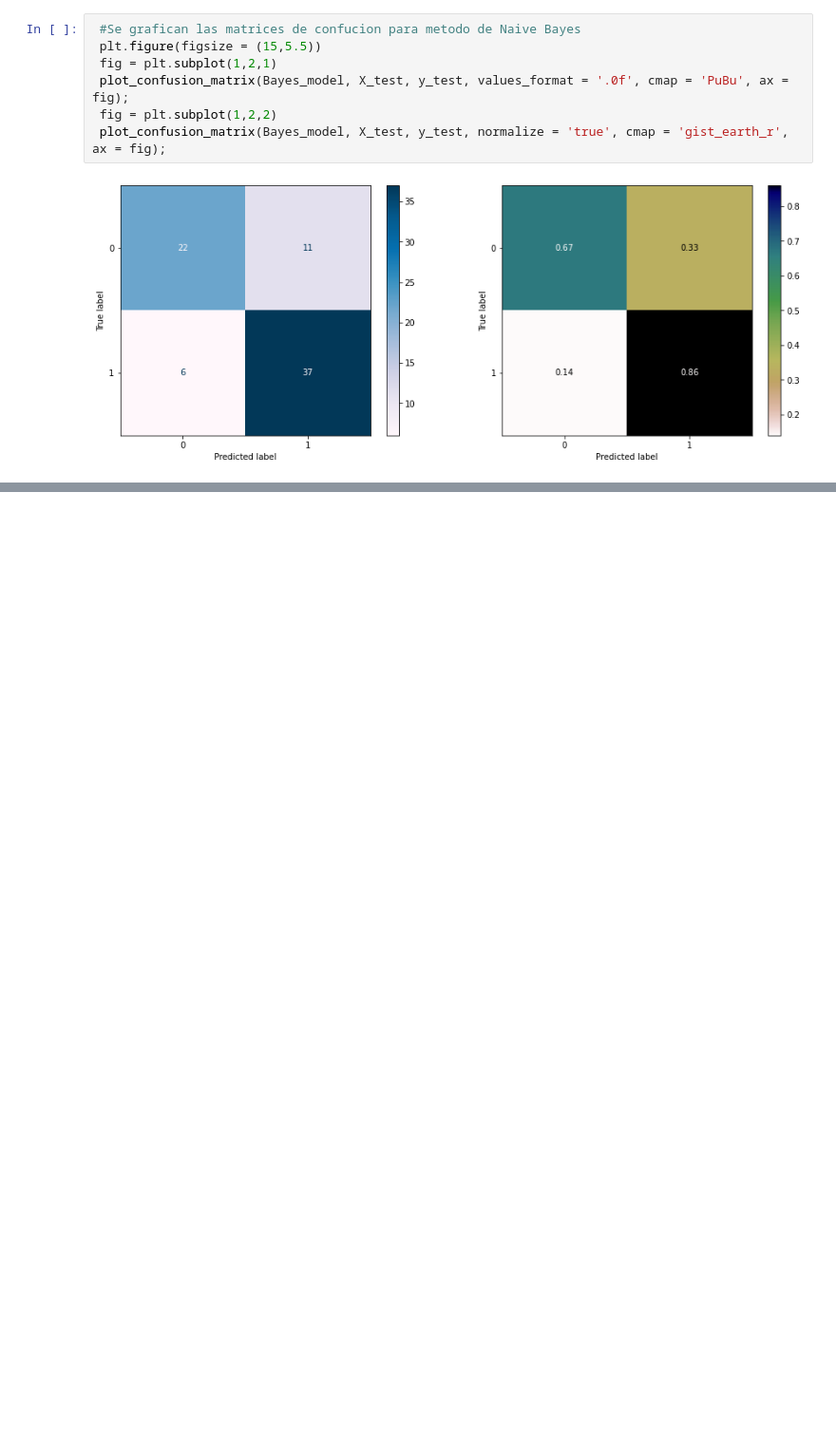
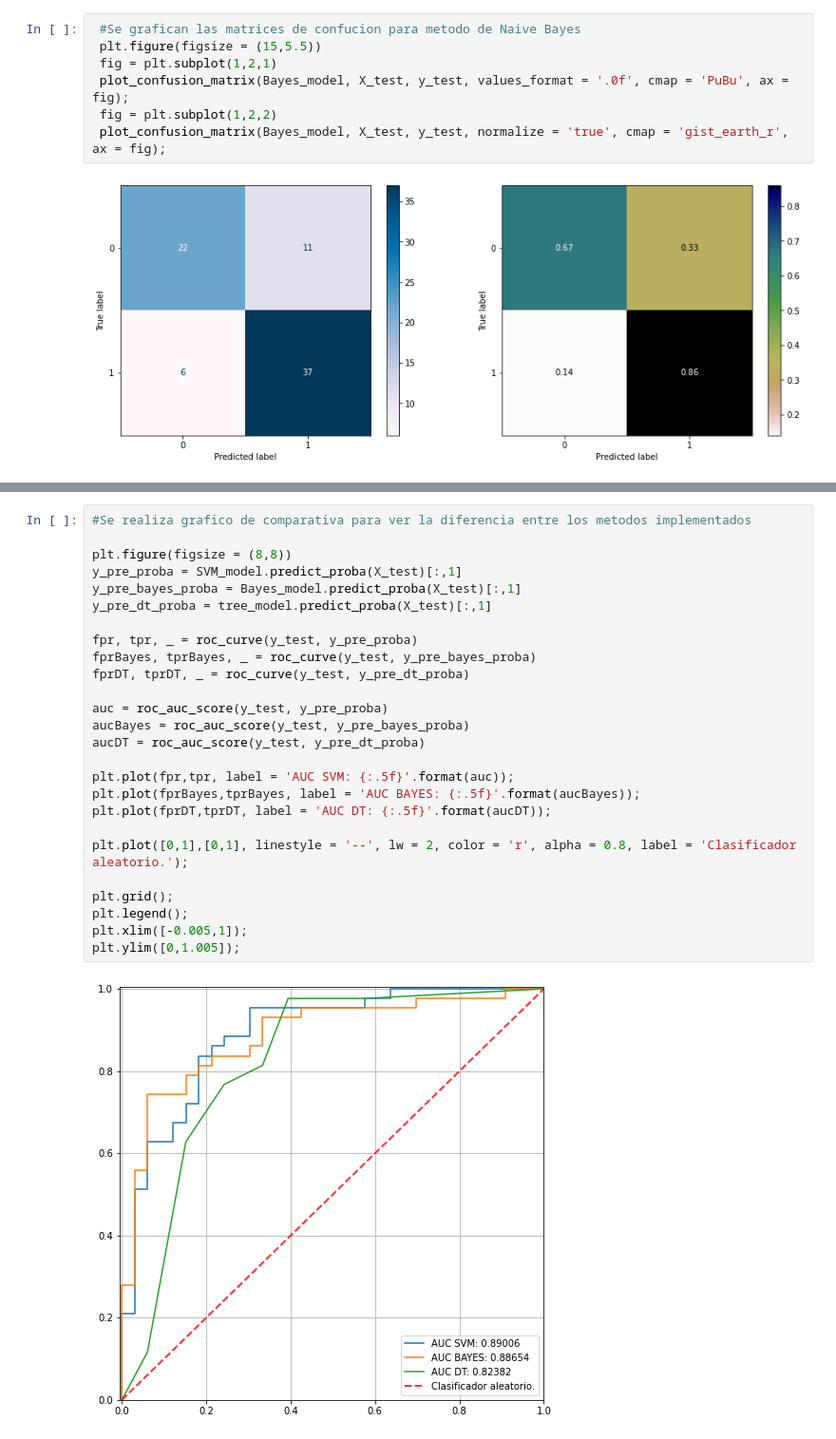
Before and after one commit to AlejoGalloM/MachineLearning, a Jupyter notebook: Heart_Disease.ipynb, the cells around one changed output, grey strips where cells are left out. Shown: that part at 95% size. Cells and saved outputs as stored; diff of their text form; blank space fills up the shorter version.

```diff
--- a/Heart_Disease.ipynb
+++ b/Heart_Disease.ipynb
@@ -178 +199,29 @@ Accuracy en test Naive Bayes: 0.78
+# %%
+#Se realiza grafico de comparativa para ver la diferencia entre los metodos implementados
+
+plt.figure(figsize = (8,8))
+y_pre_proba = SVM_model.predict_proba(X_test)[:,1]
+y_pre_bayes_proba = Bayes_model.predict_proba(X_test)[:,1]
+y_pre_dt_proba = tree_model.predict_proba(X_test)[:,1]
+
+fpr, tpr, _ = roc_curve(y_test, y_pre_proba)
+fprBayes, tprBayes, _ = roc_curve(y_test, y_pre_bayes_proba)
+fprDT, tprDT, _ = roc_curve(y_test, y_pre_dt_proba)
+
+auc = roc_auc_score(y_test, y_pre_proba)
+aucBayes = roc_auc_score(y_test, y_pre_bayes_proba)
+aucDT = roc_auc_score(y_test, y_pre_dt_proba)
+
+plt.plot(fpr,tpr, label = 'AUC SVM: {:.5f}'.format(auc));
+plt.plot(fprBayes,tprBayes, label = 'AUC BAYES: {:.5f}'.format(aucBayes));
+plt.plot(fprDT,tprDT, label = 'AUC DT: {:.5f}'.format(aucDT));
+
+plt.plot([0,1],[0,1], linestyle = '--', lw = 2, color = 'r', alpha = 0.8, label = 'Clasificador aleatorio.');
+
+plt.grid();
+plt.legend();
+plt.xlim([-0.005,1]);
+plt.ylim([0,1.005]);
+# %% [output]
+[figure, added]
 # %%
```
Also changed, not shown: parts of 9 cells of this notebook.
